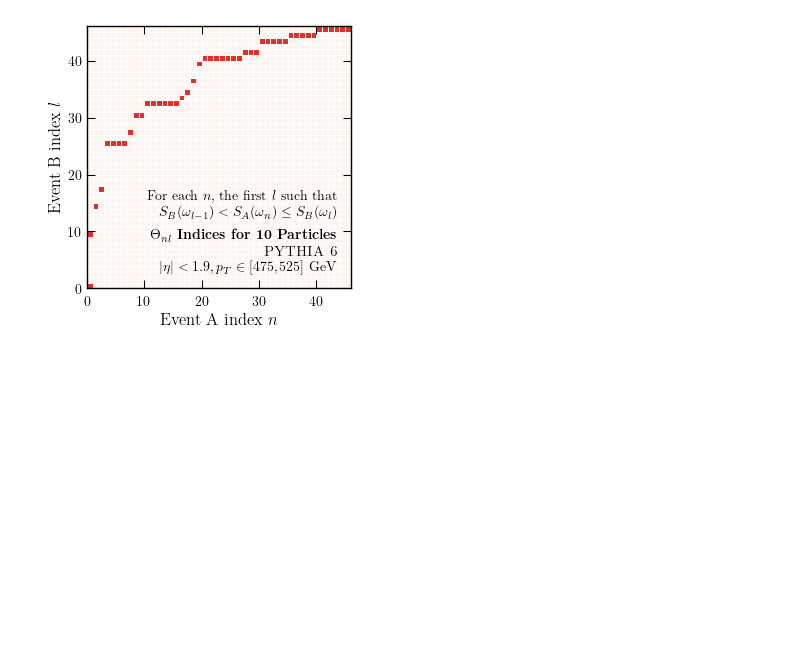
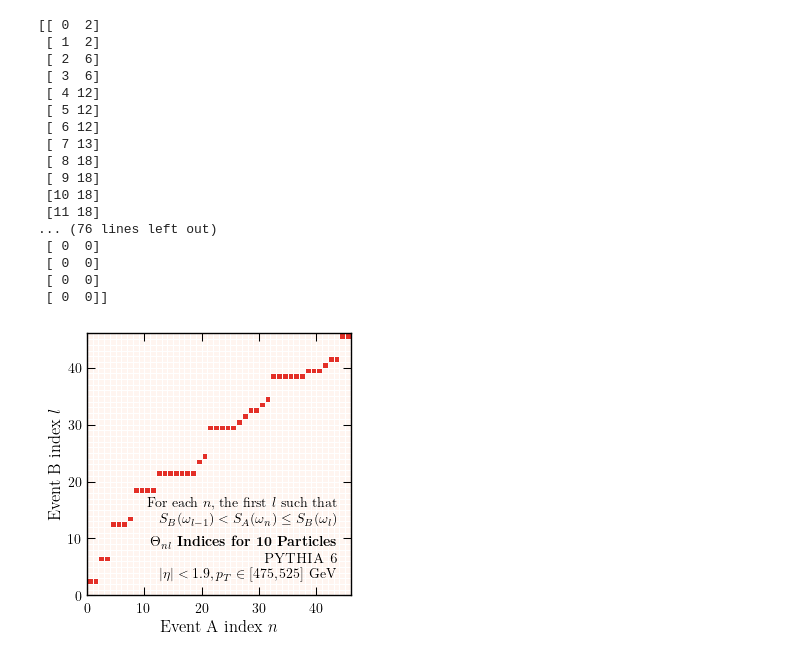
Before and after one commit to rikab/SPECTER, a Jupyter notebook: Studies/algorithm_plots.ipynb, the cells around one changed output. Cells and saved outputs as stored; diff of their text form; code cells hidden in the pictures; blank space fills up the shorter version.

```diff
--- a/Studies/algorithm_plots.ipynb
+++ b/Studies/algorithm_plots.ipynb
@@ -179,36 +198,55 @@ i_indices = jnp.searchsorted(X, Y, side = 'left')
 
 # i indices
 pairs = jnp.zeros((X.shape[0] + Y.shape[0], 2), dtype=int)
 pairs = pairs.at[0:X.shape[0], 0].set(jnp.arange(X.shape[0]))
 pairs = pairs.at[0:X.shape[0], 1].set(j_indices)
+print(pairs)
+
 # pairs = pairs.at[X.shape[0]:X.shape[0] + Y.shape[0], 0].set(i_indices)
 # pairs = pairs.at[X.shape[0]:X.shape[0] + Y.shape[0], 1].set(jnp.arange(Y.shape[0]))
 
 indices_matrix_i = np.zeros((len(cumulative_1), len(cumulative_2)))
-indices_matrix_i[pairs[:,0], pairs[:,1]] = 1
+indices_matrix_i[pairs[:X.shape[0],0], pairs[:X.shape[0],1]] = 1
 indices_matrix_i = indices_matrix_i.T
 
 fig, ax_i = newplot("column")
 plt.pcolormesh(indices_matrix_i, cmap = "Reds", vmax= 1.5, edgecolors="white", linewidth=0.5)
 # plt.xlim(0, len(cumulative_2))
 # plt.ylim(0, len(cumulative_1))
 
 plt.xlabel(r"Event A index $n$")
 plt.ylabel(r"Event B index $l$")
 
 
 text_0 = r"For each $n$, the first $l$ such that"
 text_1 = r"$S_B(\omega_{l-1}) < S_A(\omega_n) \leq S_B(\omega_l)$"
 stamp(0.95, 0.35, ax_i, line_0 = text_0, line_1 = text_1, textops_update={"ha" : "right"}, boldfirst=False)
 
 line_0 = r"$\Theta_{nl}$ Indices for 10 Particles"
 line_1 = r"$\textsc{PYTHIA 6}$"
 line_2 = r"$|\eta| < 1.9, p_T \in [475, 525]$ GeV"
 stamp(0.95, 0.2, ax_i, line_0 = line_0, line_1 = line_1, line_2 = line_2, textops_update={"ha" : "right"})
 
-plt.savefig("Plots/theta_indices_j.pdf", bbox_inches="tight")
+# plt.savefig("Plots/theta_indices_j.pdf", bbox_inches="tight")
 # %% [output]
+[[ 0  2]
+ [ 1  2]
+ [ 2  6]
+ [ 3  6]
+ [ 4 12]
+ [ 5 12]
+ [ 6 12]
+ [ 7 13]
+ [ 8 18]
+ [ 9 18]
+ [10 18]
+ [11 18]
+... (76 lines left out)
+ [ 0  0]
+ [ 0  0]
+ [ 0  0]
+ [ 0  0]]
-[figure, old version]
+[figure, new version]
 # %%
 import jax.numpy as jnp
 
```
Also changed, not shown: parts of 7 cells of this notebook, 40 other files.
